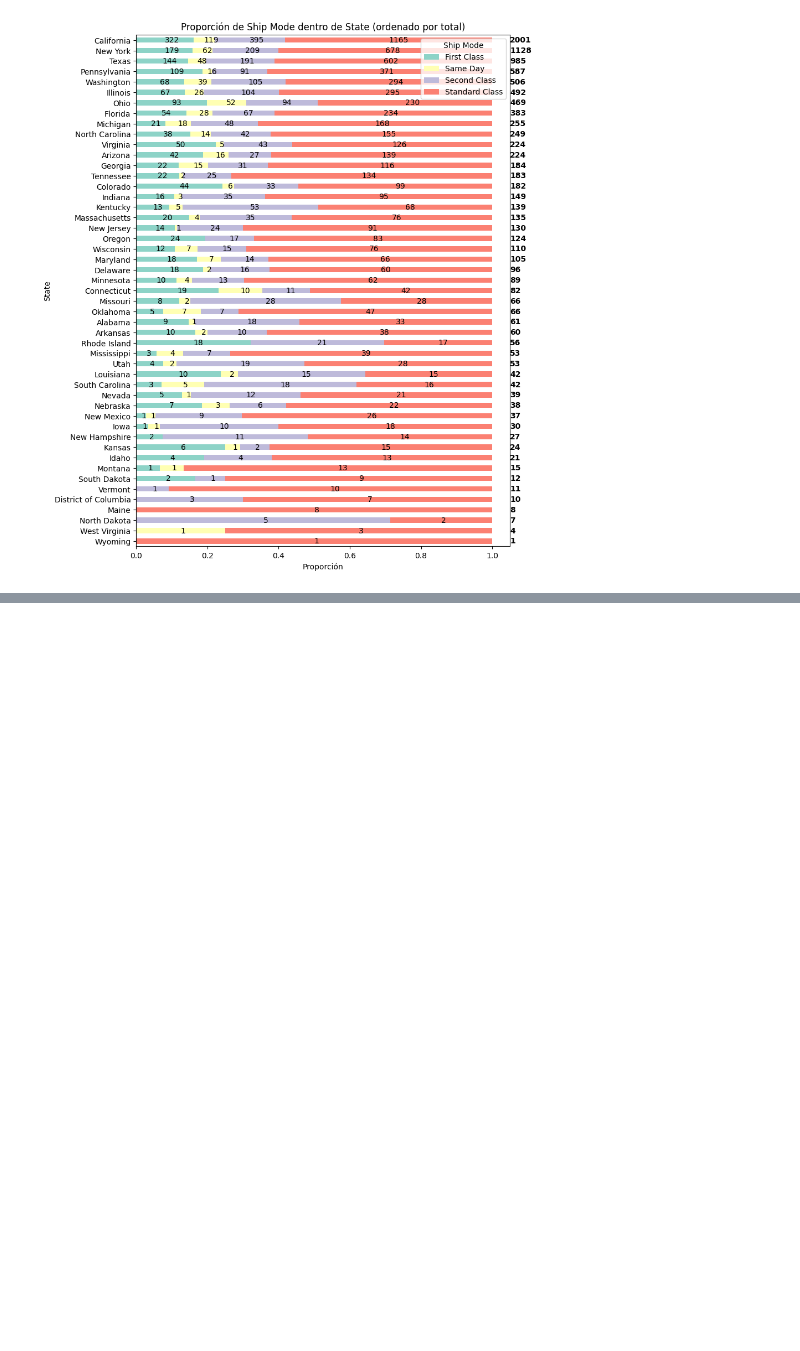
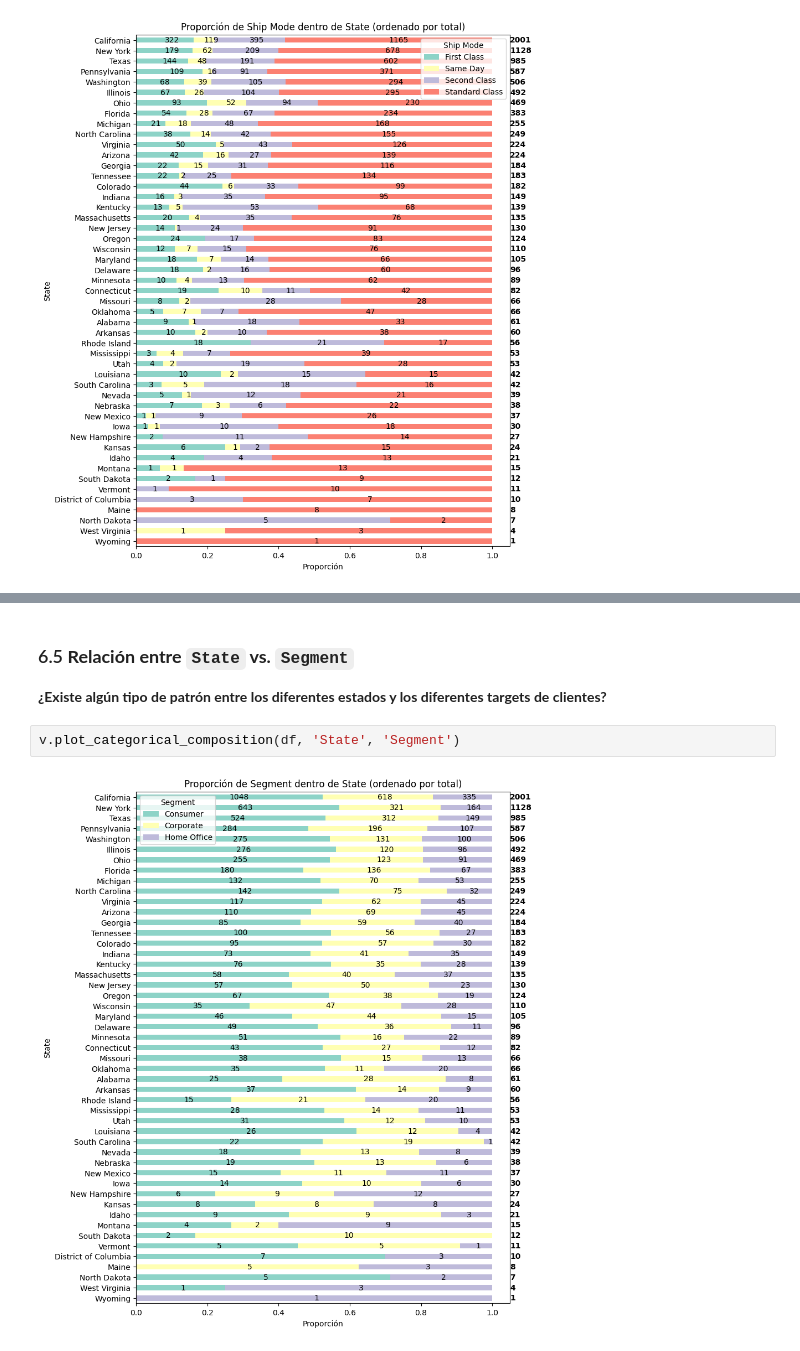
Before and after one commit to JaimeInchaurraga/03_EDA_Superstore_23, a Jupyter notebook: notebooks/02_multivariate_data_analysis.ipynb, the cells around one changed output, grey strips where cells are left out. Cells and saved outputs as stored; diff of their text form; blank space fills up the shorter version.

```diff
--- a/notebooks/02_multivariate_data_analysis.ipynb
+++ b/notebooks/02_multivariate_data_analysis.ipynb
@@ -224,0 +365,8 @@ v.plot_categorical_composition(df, 'State', 'Ship Mode')
+# %% [markdown]
+### 6.5 **Relación entre `State` vs. `Segment`**
+
+**¿Existe algún tipo de patrón entre los diferentes estados y los diferentes targets de clientes?**
+# %%
+v.plot_categorical_composition(df, 'State', 'Segment')
+# %% [output]
+[figure, added]
```
Also changed, not shown: parts of 32 cells of this notebook, 1 other file.
